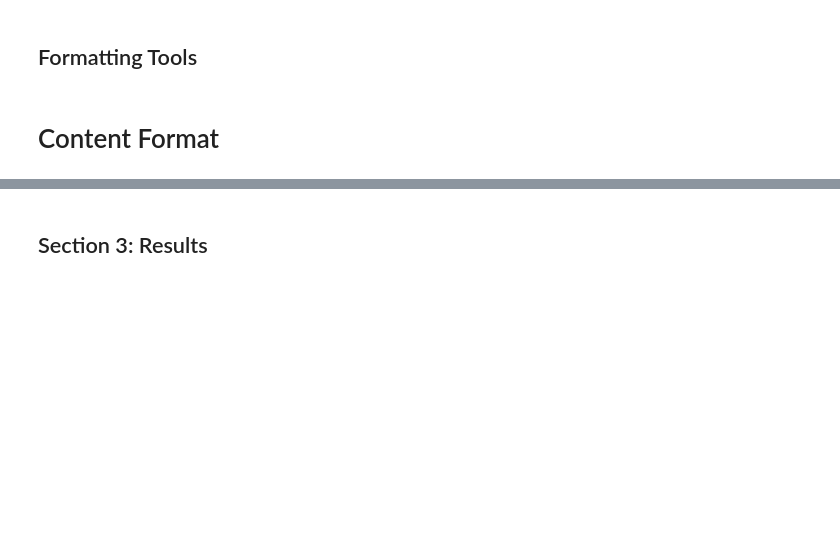
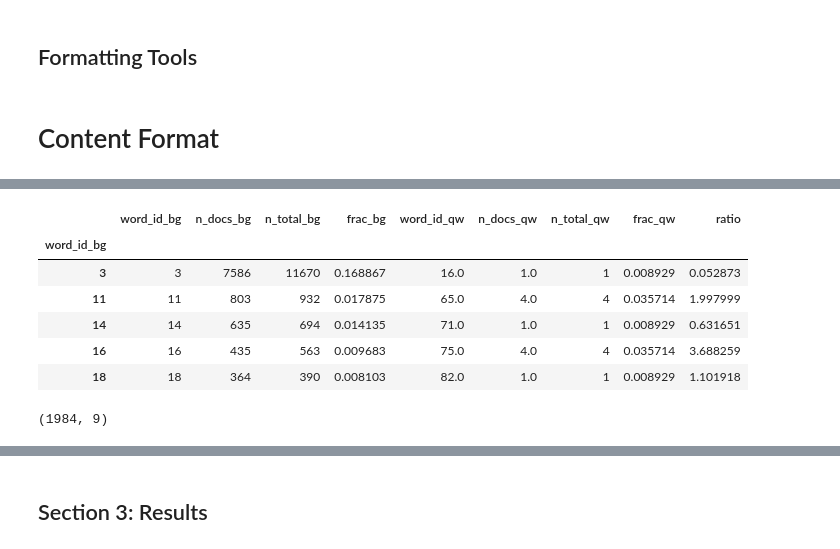
Before and after one commit to immersinn/rssfeed_link_collector, a Jupyter notebook: notebooks/dashboards/Comparative Article Localisation Search .ipynb, the cells around one changed output, grey strips where cells are left out. Saved outputs shown, nothing was run; the diff lists cells and outputs as text; code cells hidden in the pictures; blank space fills up the shorter version.

```diff
--- a/notebooks/dashboards/Comparative Article Localisation Search .ipynb
+++ b/notebooks/dashboards/Comparative Article Localisation Search .ipynb
@@ -54,7 +54,7 @@ docs, words, word_info, bow = build_local_collection.get_localWordsAndDocs(doc,
                                                                                         'n_docs_qw' : {
                                                                                                        'min' : 3
                                                                                                        },
-                                                                                        'ratio' : 10
+                                                                                        'ratio' : 25
                                                                                         },
                                                                            verbose=True)
 # %% [output]
@@ -116,0 +173,18 @@ def score_table_prep(df, filename):
+# %%
+wil02 = word_info['l02']
+wil02.index = wil02.word_id_bg
+cols = list(wil02.columns)
+cols.remove('word_id_bg')
+wil02.head()
+# %% [output]
+|  | word_id_bg | n_docs_bg | n_total_bg | frac_bg | word_id_qw | n_docs_qw | n_total_qw | frac_qw | ratio |
+| word_id_bg |  |  |  |  |  |  |  |  |  |
+| 3 | 3 | 7586 | 11670 | 0.168867 | 16.0 | 1.0 | 1 | 0.008929 | 0.052873 |
+| 11 | 11 | 803 | 932 | 0.017875 | 65.0 | 4.0 | 4 | 0.035714 | 1.997999 |
+| 14 | 14 | 635 | 694 | 0.014135 | 71.0 | 1.0 | 1 | 0.008929 | 0.631651 |
+| 16 | 16 | 435 | 563 | 0.009683 | 75.0 | 4.0 | 4 | 0.035714 | 3.688259 |
+| 18 | 18 | 364 | 390 | 0.008103 | 82.0 | 1.0 | 1 | 0.008929 | 1.101918 |
+# %%
+wil02.shape
+# %% [output]
+(1984, 9)
```
Also changed, not shown: parts of 28 cells of this notebook, 6 other files.
